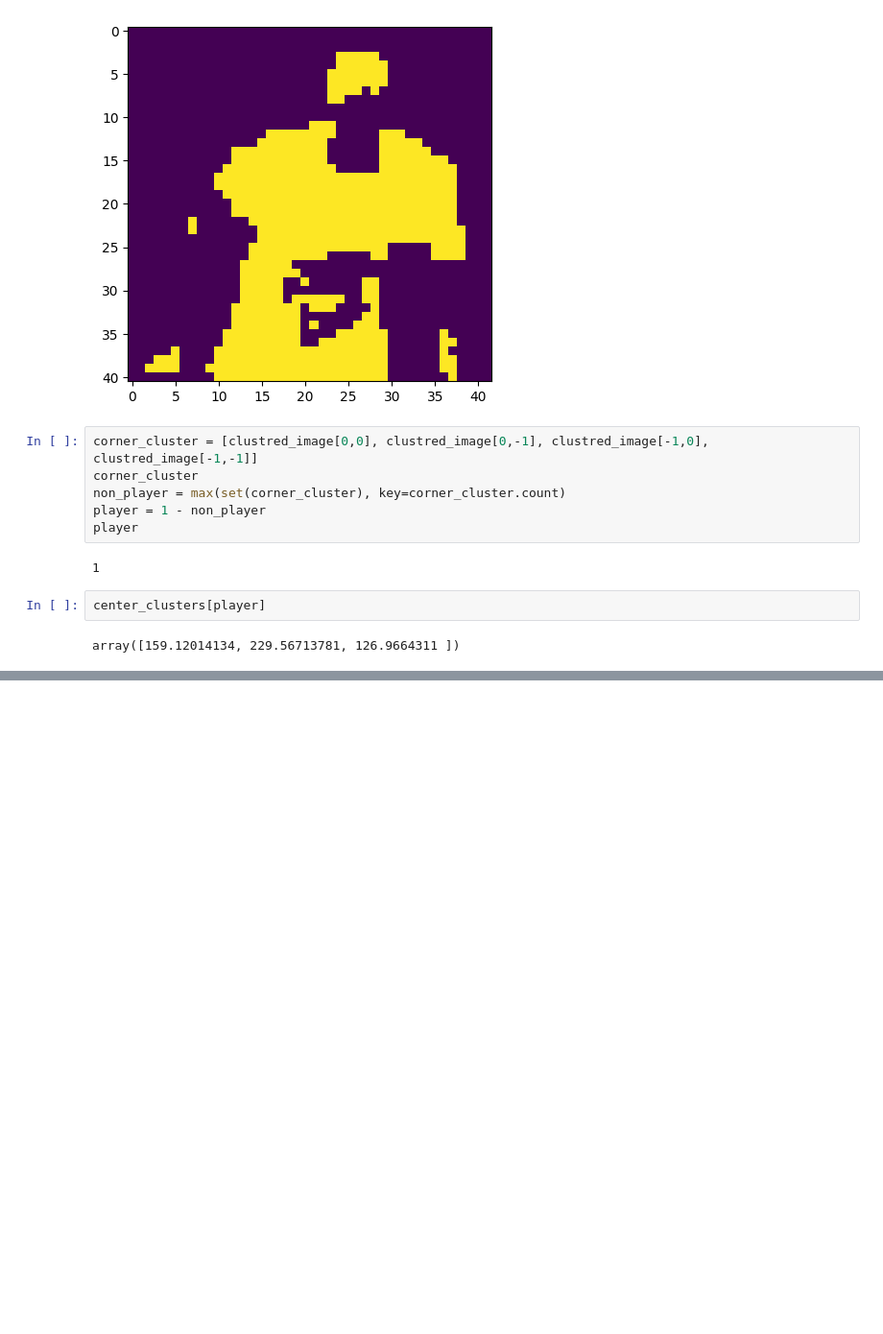
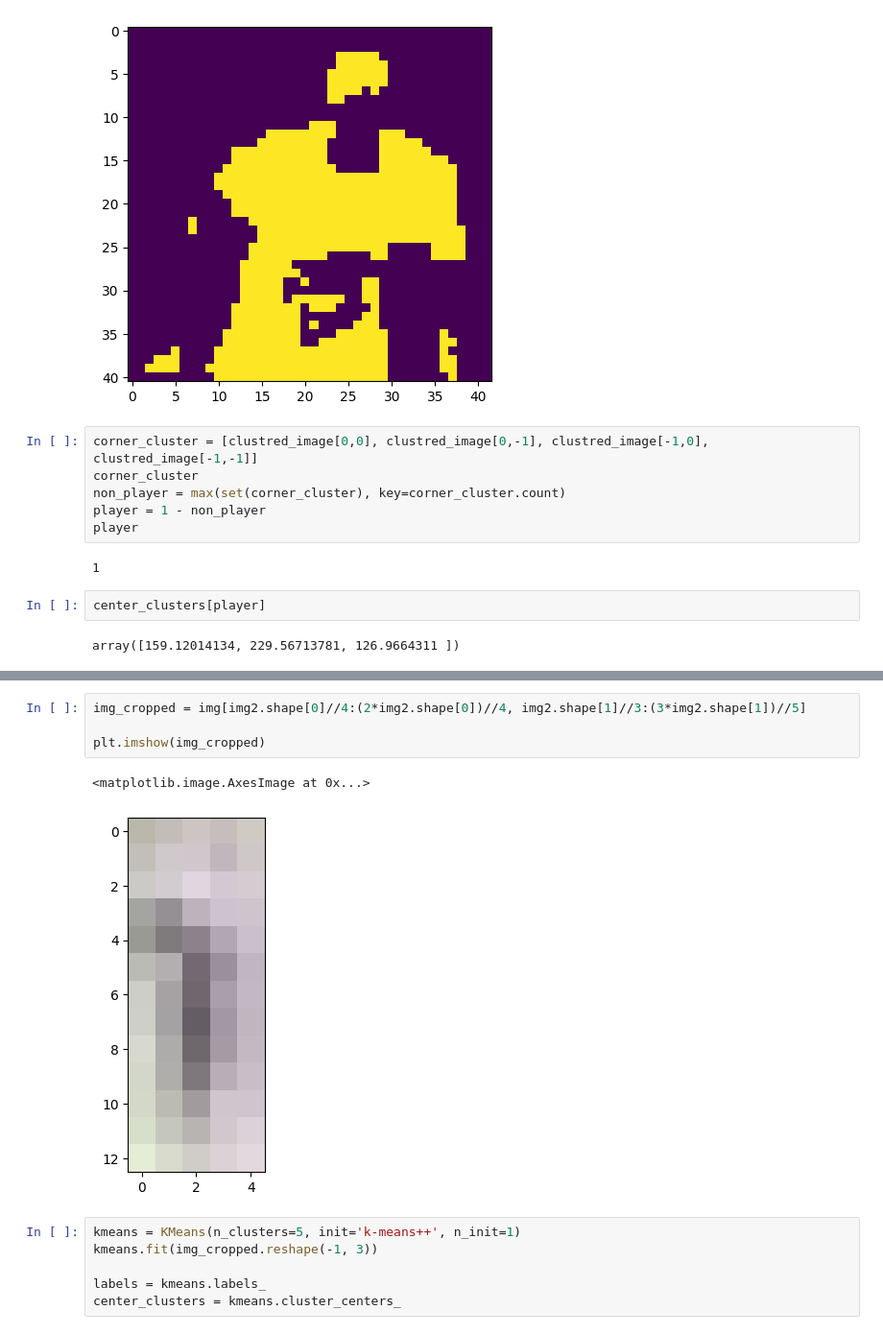
Before and after one commit to Yousef-Nasr/Football-Analysis, a Jupyter notebook: developement/team_assigner.ipynb, the cells around one changed output, grey strips where cells are left out. Shown at 96% size. Saved outputs shown, nothing was run; the diff lists cells and outputs as text; blank space fills up the shorter version.

```diff
--- a/developement/team_assigner.ipynb
+++ b/developement/team_assigner.ipynb
@@ -43,0 +71,13 @@ array([159.12014134, 229.56713781, 126.9664311 ])
+# %%
+img_cropped = img[img2.shape[0]//4:(2*img2.shape[0])//4, img2.shape[1]//3:(3*img2.shape[1])//5]
+
+plt.imshow(img_cropped)
+# %% [output]
+<matplotlib.image.AxesImage at 0x...>
+[figure, added]
+# %%
+kmeans = KMeans(n_clusters=5, init='k-means++', n_init=1)
+kmeans.fit(img_cropped.reshape(-1, 3))
+
+labels = kmeans.labels_
+center_clusters = kmeans.cluster_centers_
```
Also changed, not shown: parts of 9 cells of this notebook, 7 other files.
